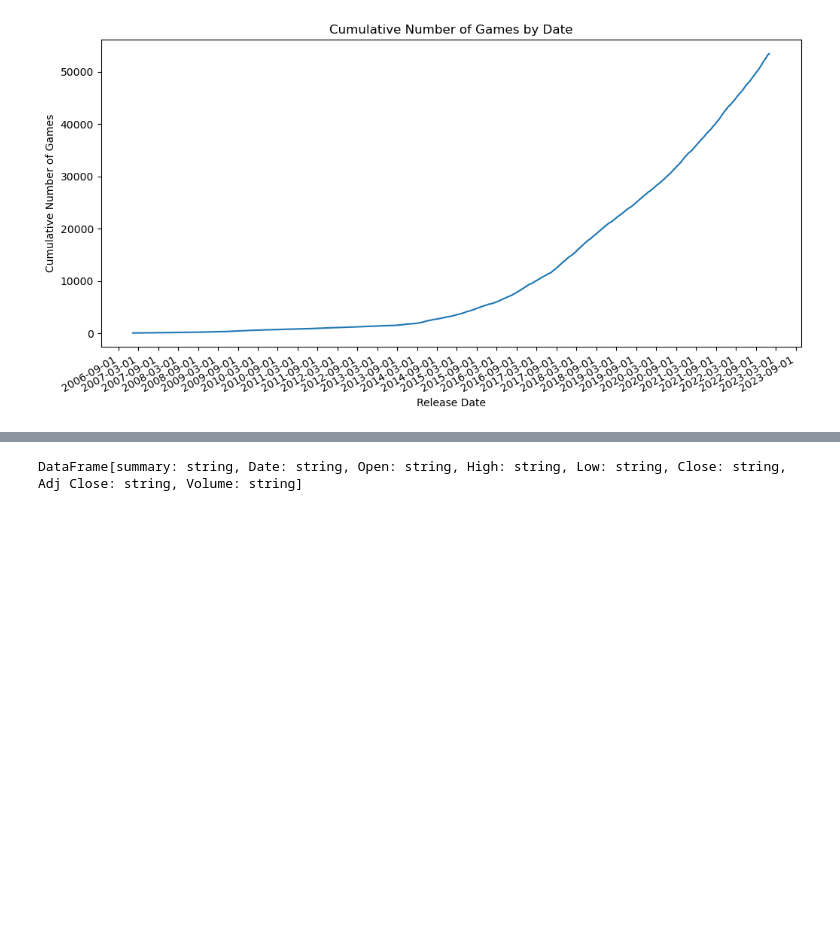
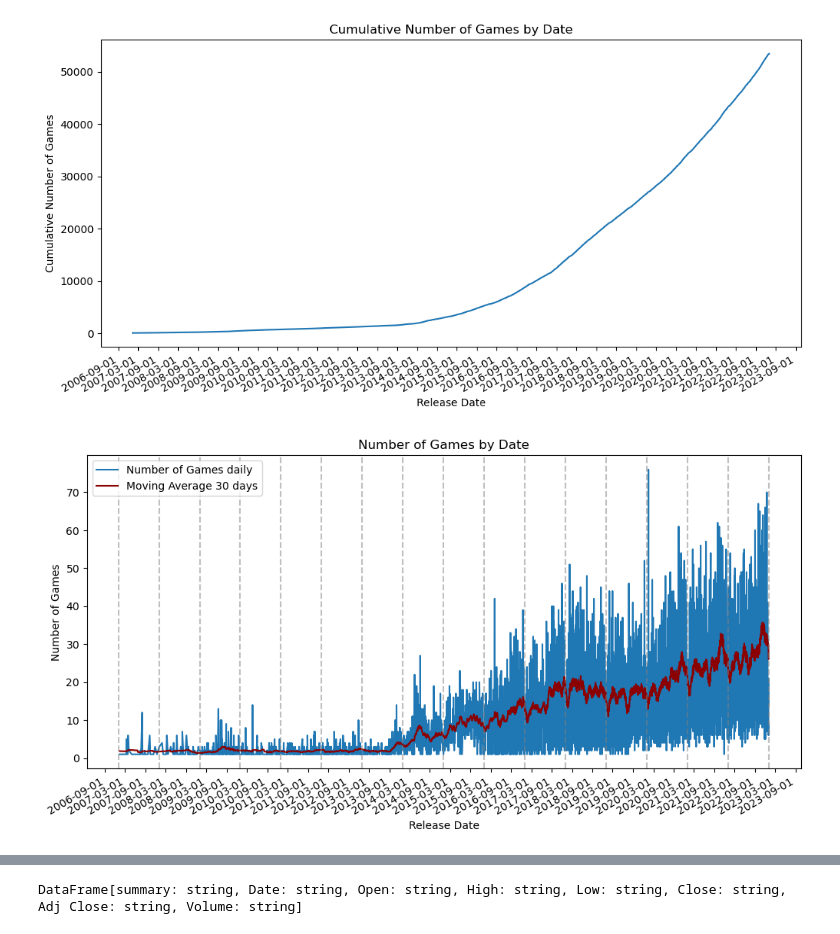
Before and after one commit to VinsiGit/Data-presentation, a Jupyter notebook: project.ipynb, the cells around one changed output, grey strips where cells are left out. Saved outputs shown, nothing was run; the diff lists cells and outputs as text; code cells hidden in the pictures; blank space fills up the shorter version.

```diff
--- a/project.ipynb
+++ b/project.ipynb
@@ -128,6 +105,32 @@ plt.gcf().autofmt_xdate()
 plt.show()
 # %% [output]
 [figure]
+# %%
+x=df_steam_loc.map(lambda t: t[0]).collect()
+y=df_steam_loc.map(lambda t: t[1]).collect()
+y1=df_steam_loc.map(lambda t: t[3]).collect()
+
+x = [mdates.datestr2num(i) for i in x]
+# Plot
+plt.figure(figsize=(12,6))
+plt.plot(x, y, label='Number of Games daily')
+plt.plot(x, y1, color='darkred', label=f'Moving Average {days} days')
+
+for year in range(int(start_date.split('-')[0]),int( end_date.split('-')[0])+1):
+    plt.axvline(mdates.datestr2num(f'{year}-01-01'), color='gray', linestyle='--', alpha=0.5)
+
+
+plt.xlabel('Release Date')
+plt.ylabel('Number of Games')
+plt.title('Number of Games by Date')
+plt.legend(loc='upper left')
+plt.gca().xaxis.set_major_formatter(mdates.DateFormatter('%Y-%m-%d'))
+plt.gca().xaxis.set_major_locator(mdates.MonthLocator(interval=6))
+plt.gcf().autofmt_xdate()
+
+plt.show()
+# %% [output]
+[figure, added]
 # %%
 df_steam_loc_special = df_steam_loc.filter(lambda t:"2016-01-01"<= t[0] <= "2021-01-01")
 
```
Also changed, not shown: parts of 17 cells of this notebook.
